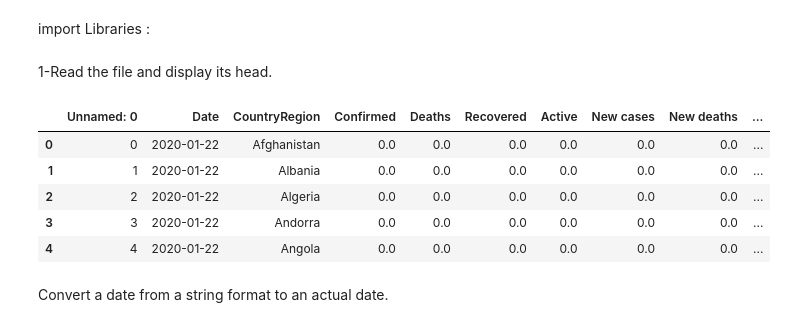
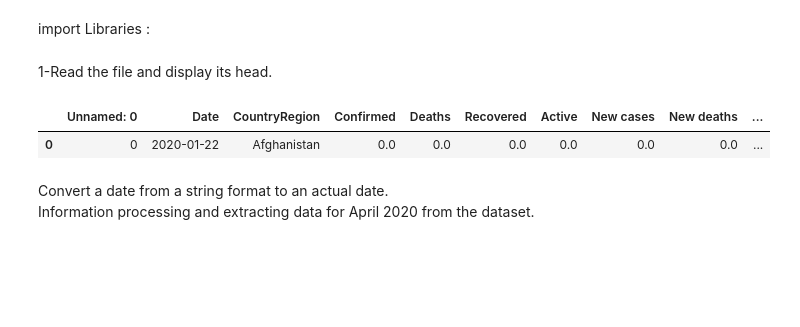
Before and after one commit to Moein-Moatali-2006/Data-Science, a Jupyter notebook: Data Science 5.3/COVID-19/main.ipynb, the cells around one changed output. Drawn from its saved outputs; the diff is of its cells as text; code cells hidden in the pictures; blank space fills up the shorter version.

```diff
--- a/Data Science 5.3/COVID-19/main.ipynb
+++ b/Data Science 5.3/COVID-19/main.ipynb
@@ -19,15 +19,12 @@ import matplotlib.pyplot as plt
 1-Read the file and display its head.
 # %%
 data = pd.read_csv("COVID-19.csv")
-data.head()
+data.head(1)
 # %% [output]
 |  | Unnamed: 0 | Date | CountryRegion | Confirmed | Deaths | Recovered | Active | New cases | New deaths | ... |
 | 0 | 0 | 2020-01-22 | Afghanistan | 0.0 | 0.0 | 0.0 | 0.0 | 0.0 | 0.0 | ... |
-| 1 | 1 | 2020-01-22 | Albania | 0.0 | 0.0 | 0.0 | 0.0 | 0.0 | 0.0 | ... |
-| 2 | 2 | 2020-01-22 | Algeria | 0.0 | 0.0 | 0.0 | 0.0 | 0.0 | 0.0 | ... |
-| 3 | 3 | 2020-01-22 | Andorra | 0.0 | 0.0 | 0.0 | 0.0 | 0.0 | 0.0 | ... |
-| 4 | 4 | 2020-01-22 | Angola | 0.0 | 0.0 | 0.0 | 0.0 | 0.0 | 0.0 | ... |
 # %% [markdown]
-Convert a date from a string format to an actual date.
+Convert a date from a string format to an actual date. \
+Information processing and extracting data for April 2020 from the dataset.
 # %%
 data["Date"] = pd.to_datetime(data["Date"])
```
Also changed, not shown: parts of 4 cells of this notebook, 2 other files.
